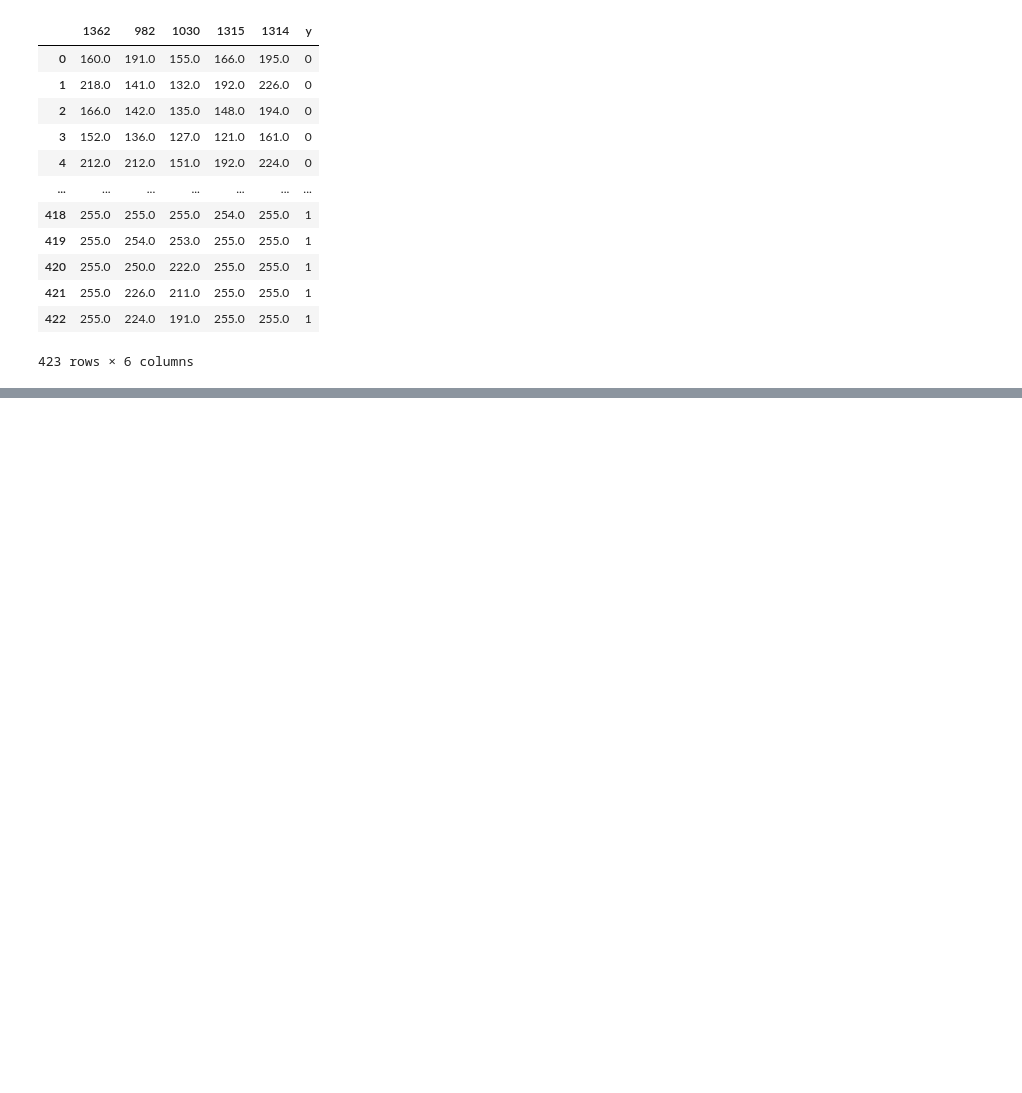
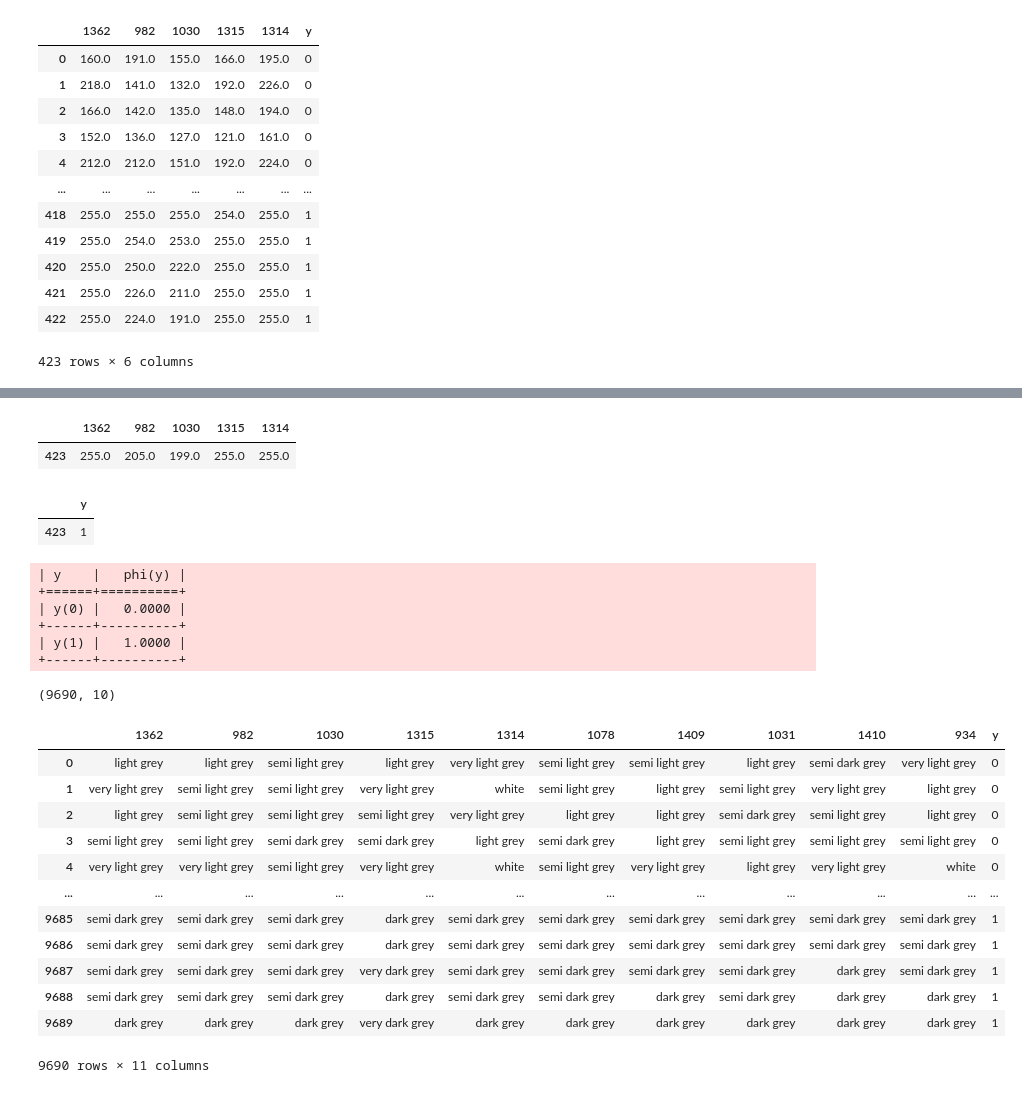
Before and after one commit to friedforfun/Data-Mining-Machine-Learning-CW, a Jupyter notebook: Tasks/Task 7 - Beyond Naive Bayse.ipynb, the cells around one changed output, grey strips where cells are left out. Cells and saved outputs as stored; diff of their text form; code cells hidden in the pictures; blank space fills up the shorter version.

```diff
--- a/Tasks/Task 7 - Beyond Naive Bayse.ipynb
+++ b/Tasks/Task 7 - Beyond Naive Bayse.ipynb
@@ -187,0 +247,8 @@ KeyboardInterrupt:
+# %%
+test_data = five_pixels[423:424]
+test_result = result_col[423:424]
+
+test_data
+# %% [output]
+|  | 1362 | 982 | 1030 | 1315 | 1314 |
+| 423 | 255.0 | 205.0 | 199.0 | 255.0 | 255.0 |
@@ -187,0 +257,27 @@ KeyboardInterrupt:
+# %%
+test_result
+# %% [output]
+|  | y |
+| 423 | 1 |
+# %%
+q = five_pix_infer.query(variables=['y'], evidence={'1315':255})
+print(q)
+# %% [output]
+| y    |   phi(y) |
++======+==========+
+| y(0) |   0.0000 |
++------+----------+
+| y(1) |   1.0000 |
++------+----------+
+# %%
+X, y = hf.get_ewb_data(0)
+# %%
+y.columns = ['y']
+X = X.join(y)
+# %%
+pixels = pf.get_top_pixels(10)
+# %%
+ten_pixels = np.take(X, pixels[1], axis=1)
+ten_pixels.shape
+# %% [output]
+(9690, 10)
@@ -187,0 +286,16 @@ KeyboardInterrupt:
+# %%
+ten_pixels
+# %% [output]
+|  | 1362 | 982 | 1030 | 1315 | 1314 | 1078 | 1409 | 1031 | 1410 | 934 | y |
+| 0 | light grey | light grey | semi light grey | light grey | very light grey | semi light grey | semi light grey | light grey | semi dark grey | very light grey | 0 |
+| 1 | very light grey | semi light grey | semi light grey | very light grey | white | semi light grey | light grey | semi light grey | very light grey | light grey | 0 |
+| 2 | light grey | semi light grey | semi light grey | semi light grey | very light grey | light grey | light grey | semi dark grey | semi light grey | light grey | 0 |
+| 3 | semi light grey | semi light grey | semi dark grey | semi dark grey | light grey | semi dark grey | light grey | semi light grey | semi light grey | semi light grey | 0 |
+| 4 | very light grey | very light grey | semi light grey | very light grey | white | semi light grey | very light grey | light grey | very light grey | white | 0 |
+| ... | ... | ... | ... | ... | ... | ... | ... | ... | ... | ... | ... |
+| 9685 | semi dark grey | semi dark grey | semi dark grey | dark grey | semi dark grey | semi dark grey | semi dark grey | semi dark grey | semi dark grey | semi dark grey | 1 |
+| 9686 | semi dark grey | semi dark grey | semi dark grey | dark grey | semi dark grey | semi dark grey | semi dark grey | semi dark grey | semi dark grey | semi dark grey | 1 |
+| 9687 | semi dark grey | semi dark grey | semi dark grey | very dark grey | semi dark grey | semi dark grey | semi dark grey | semi dark grey | dark grey | semi dark grey | 1 |
+| 9688 | semi dark grey | semi dark grey | semi dark grey | dark grey | semi dark grey | semi dark grey | dark grey | semi dark grey | dark grey | dark grey | 1 |
+| 9689 | dark grey | dark grey | dark grey | very dark grey | dark grey | dark grey | dark grey | dark grey | dark grey | dark grey | 1 |
+9690 rows × 11 columns
```
Also changed, not shown: parts of 30 cells of this notebook, 4 other files.
